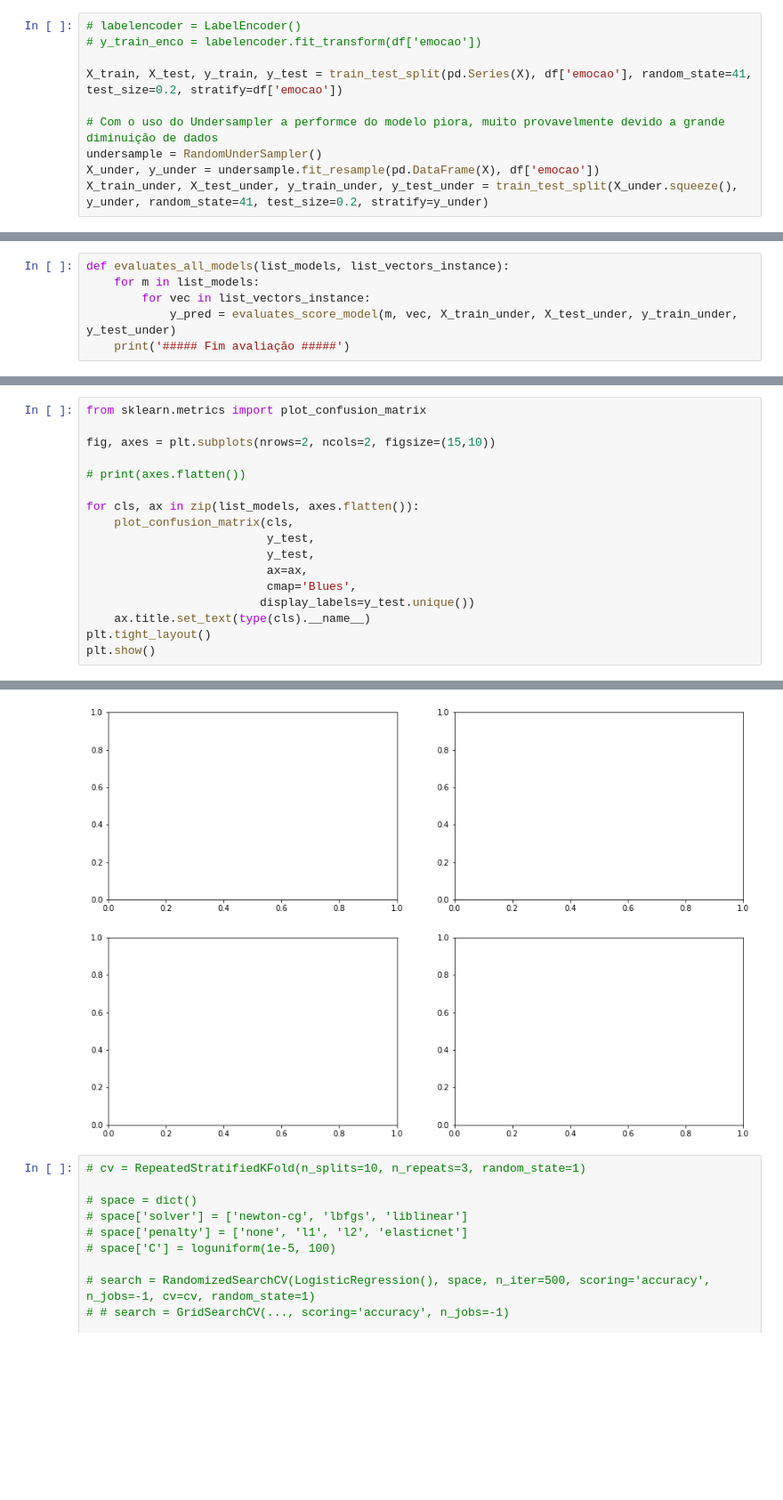
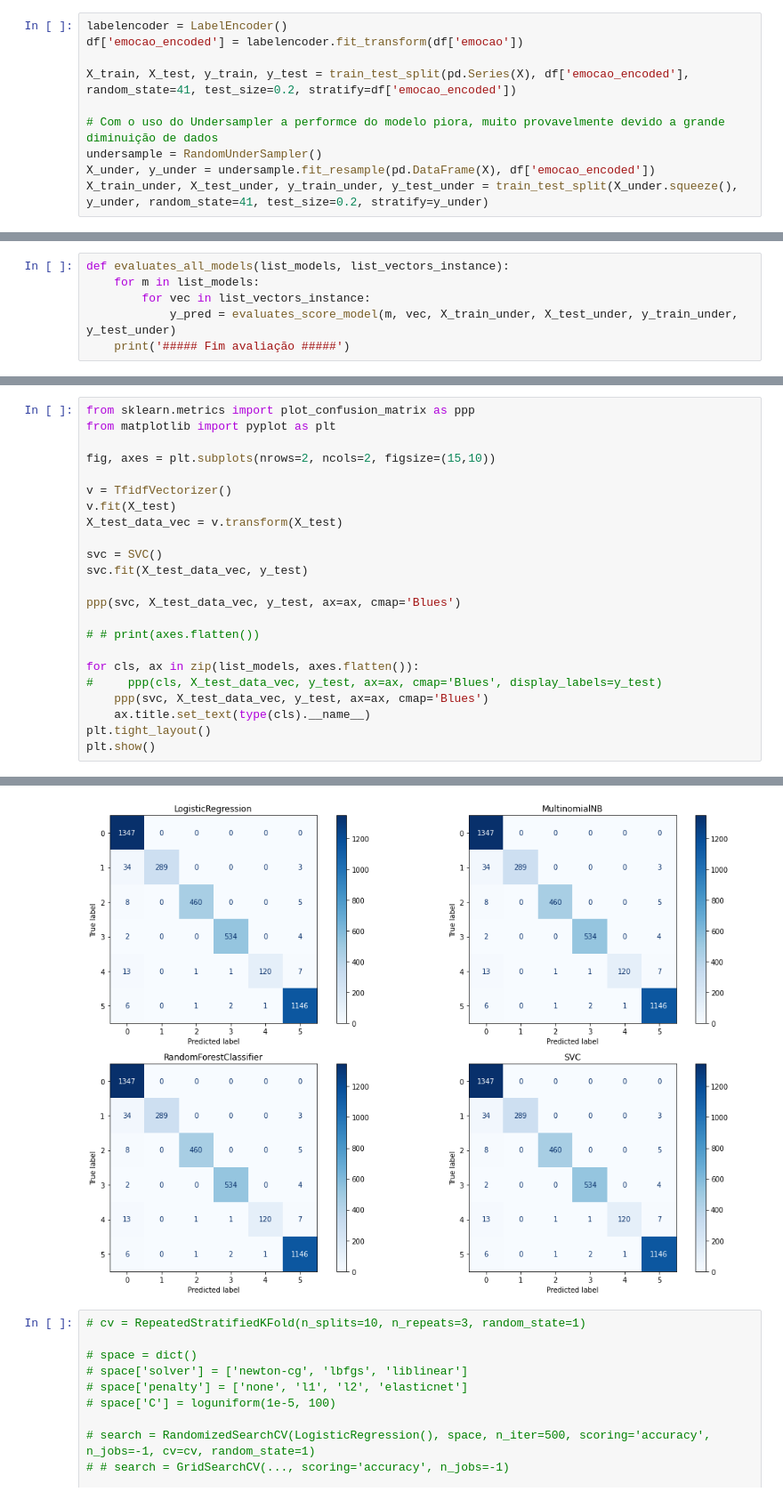
Before and after one commit to willsantospereira/tcc_nlp, a Jupyter notebook: notebook/Analise_Emocao.ipynb, the cells around one changed output, grey strips where cells are left out. Shown: that part at 89% size. Saved outputs shown, nothing was run; the diff lists cells and outputs as text; blank space fills up the shorter version.

```diff
--- a/notebook/Analise_Emocao.ipynb
+++ b/notebook/Analise_Emocao.ipynb
@@ -221,12 +222,12 @@ df['emocao'].value_counts().plot(kind='bar')
 # aplicando os processos de tratamento nos texto (retirada de pontuação, stopwords, stemmer e lemmatization)
 X = [pre_processing(i) for i in df['texto']]
 # %%
-# labelencoder = LabelEncoder()
-# y_train_enco = labelencoder.fit_transform(df['emocao'])
+labelencoder = LabelEncoder()
+df['emocao_encoded'] = labelencoder.fit_transform(df['emocao'])
 
-X_train, X_test, y_train, y_test = train_test_split(pd.Series(X), df['emocao'], random_state=41, test_size=0.2, stratify=df['emocao'])
+X_train, X_test, y_train, y_test = train_test_split(pd.Series(X), df['emocao_encoded'], random_state=41, test_size=0.2, stratify=df['emocao_encoded'])
 
 # Com o uso do Undersampler a performce do modelo piora, muito provavelmente devido a grande diminuição de dados
 undersample = RandomUnderSampler()
-X_under, y_under = undersample.fit_resample(pd.DataFrame(X), df['emocao'])
+X_under, y_under = undersample.fit_resample(pd.DataFrame(X), df['emocao_encoded'])
 X_train_under, X_test_under, y_train_under, y_test_under = train_test_split(X_under.squeeze(), y_under, random_state=41, test_size=0.2, stratify=y_under)
@@ -453,18 +454,24 @@ weighted avg       0.66      0.66      0.66       855
 ... (54 outputs left out)
 # %%
-from sklearn.metrics import plot_confusion_matrix
+from sklearn.metrics import plot_confusion_matrix as ppp
+from matplotlib import pyplot as plt
 
 fig, axes = plt.subplots(nrows=2, ncols=2, figsize=(15,10))
 
-# print(axes.flatten())
+v = TfidfVectorizer()
+v.fit(X_test)
+X_test_data_vec = v.transform(X_test)
+
+svc = SVC()
+svc.fit(X_test_data_vec, y_test)
+
+ppp(svc, X_test_data_vec, y_test, ax=ax, cmap='Blues')
+
+# # print(axes.flatten())
 
 for cls, ax in zip(list_models, axes.flatten()):
-    plot_confusion_matrix(cls,
-                          y_test,
-                          y_test,
-                          ax=ax,
-                          cmap='Blues',
-                         display_labels=y_test.unique())
+#     ppp(cls, X_test_data_vec, y_test, ax=ax, cmap='Blues', display_labels=y_test)
+    ppp(svc, X_test_data_vec, y_test, ax=ax, cmap='Blues')
     ax.title.set_text(type(cls).__name__)
 plt.tight_layout()
 plt.show()
@@ -473,4 +479,4 @@ ValueError: could not convert string to float: ' tristeza'
-[figure, old version]
+[figure, new version]
 # %%
 # cv = RepeatedStratifiedKFold(n_splits=10, n_repeats=3, random_state=1)
 
```
Also changed, not shown: parts of 9 cells of this notebook.
